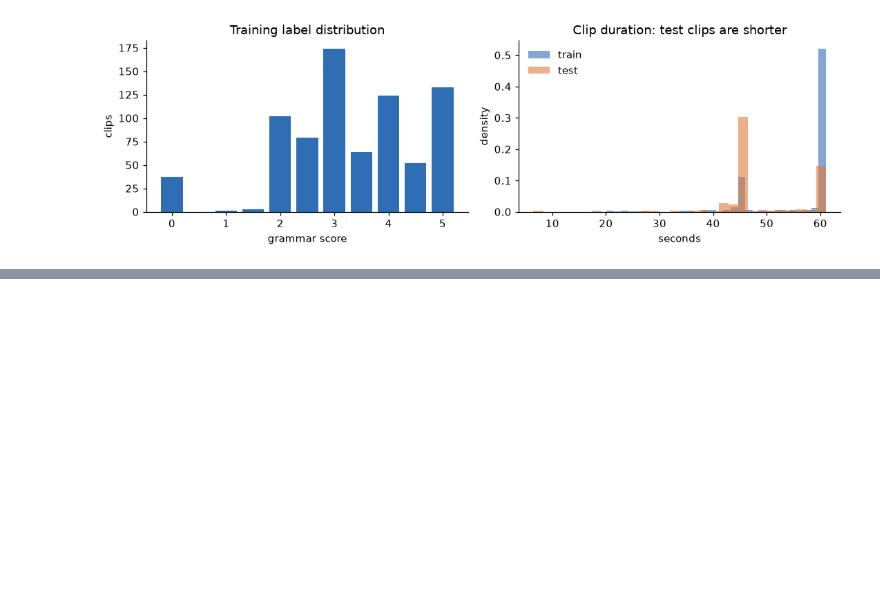
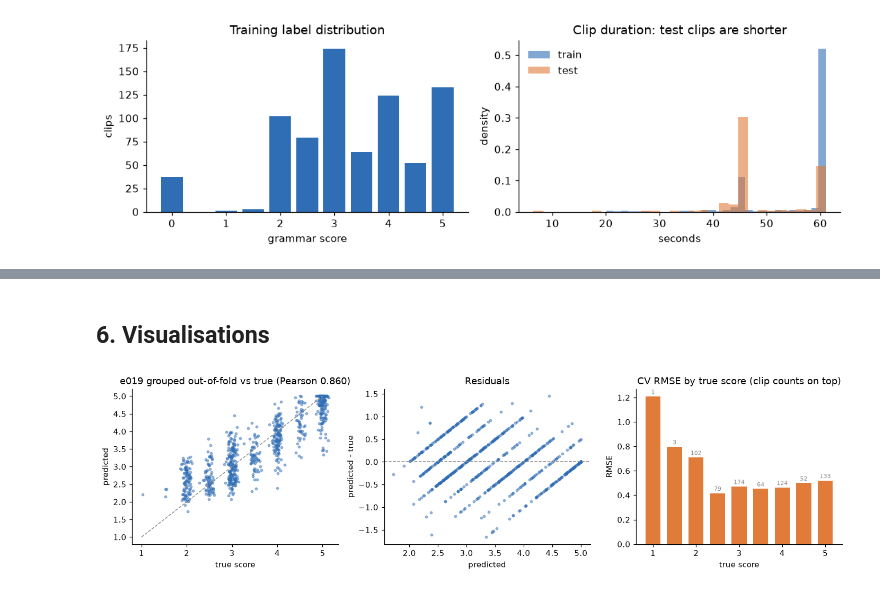
Before and after one commit to anujdevsingh/shl-grammar-scoring, a Jupyter notebook: notebooks/shl_grammar_scoring.ipynb, the cells around one changed output, grey strips where cells are left out. Saved outputs shown, nothing was run; the diff lists cells and outputs as text; code cells hidden in the pictures; blank space fills up the shorter version.

```diff
--- a/notebooks/shl_grammar_scoring.ipynb
+++ b/notebooks/shl_grammar_scoring.ipynb
@@ -41,10 +40,11 @@ import pandas as pd
 
 ROOT = Path.cwd().parent if Path.cwd().name == "notebooks" else Path.cwd()
 sys.path.insert(0, str(ROOT / "src"))
-from cv import DATA, get_folds, pearson, rmse  # noqa: E402
+from cv import DATA, pearson, rmse  # noqa: E402
+from grouped import metric  # noqa: E402
 
 CACHE = ROOT / "cache"
-FINAL, ALT = "e013", "e009"  # the two final submissions, written by src/final.py
+FINAL, ALT = "e019", "e016"
 plt.rcParams.update({"figure.dpi": 110, "axes.spines.top": False, "axes.spines.right": False, "font.size": 10})
 BLUE, ORANGE, GREY, GREEN = "#2f6db5", "#e07b39", "#8c8c8c", "#3a9a5b"
 # %% [markdown]
@@ -415,0 +145,15 @@ and this notebook only reads the cached results in `cache/`.
+# %%
+rows = []
+for exp in (ALT, FINAL):
+    j = json.load(open(CACHE / f"final_{exp}.json"))
+    for n, v in j["branch_cv"].items():
+        rows.append(dict(engine=exp, model=n, weight=round(j["weights"][n], 3), cv_rmse=v["rmse"], cv_pearson=v["pearson"],
+                         score=v["metric"]))
+    rows.append(dict(engine=exp, model="STACK", weight=np.nan, cv_rmse=j["grouped_rmse"], cv_pearson=j["grouped_pearson"],
+                     score=j["grouped_metric"], train_rmse=j["train_rmse"]))
+res = pd.DataFrame(rows)
+y1 = np.load(CACHE / f"final_{FINAL}.npz")["y"]
+base = y1[y1 > 0].std()
+print(f"mean baseline (predict the train mean), 1-5 clips: RMSE {base:.4f}, Pearson 0, score {0.6 * base + 0.4:.4f}\n")
+print(res.rename(columns={"cv_rmse": "CV RMSE", "cv_pearson": "CV Pearson", "train_rmse": "Training RMSE (in-sample)"})
+      .round(4).to_string(index=False))
@@ -415,0 +183,25 @@ and this notebook only reads the cached results in `cache/`.
+# %% [markdown]
+## 6. Visualisations
+# %%
+d = np.load(CACHE / f"final_{FINAL}.npz", allow_pickle=True)
+y, st, fold = d["y"], d["stack_oof"], d["fold"]
+m = y > 0
+fig, ax = plt.subplots(1, 3, figsize=(13, 3.6))
+jit = np.random.default_rng(0).normal(0, 0.06, m.sum())
+ax[0].scatter(y[m] + jit, st[m], s=8, alpha=0.45, color=BLUE)
+ax[0].plot([1, 5], [1, 5], color=GREY, lw=1, ls="--")
+ax[0].set(title=f"e019 grouped out-of-fold vs true (Pearson {pearson(y[m], st[m]):.3f})", xlabel="true score",
+          ylabel="predicted")
+ax[1].scatter(st[m], st[m] - y[m], s=8, alpha=0.45, color=BLUE)
+ax[1].axhline(0, color=GREY, lw=1, ls="--")
+ax[1].set(title="Residuals", xlabel="predicted", ylabel="predicted - true")
+g = pd.DataFrame(dict(y=y[m], e2=(st[m] - y[m]) ** 2)).groupby("y")
+by = g.e2.mean().pow(0.5)
+ax[2].bar(by.index, by.values, width=0.35, color=ORANGE)
+for xv, n in g.size().items():
+    ax[2].text(xv, by[xv] + 0.02, str(n), ha="center", fontsize=7, color=GREY)
+ax[2].set(title="CV RMSE by true score (clip counts on top)", xlabel="true score", ylabel="RMSE")
+plt.tight_layout()
+plt.show()
+# %% [output]
+[figure, added]
```
Also changed, not shown: parts of 38 cells of this notebook, 3 other files.
